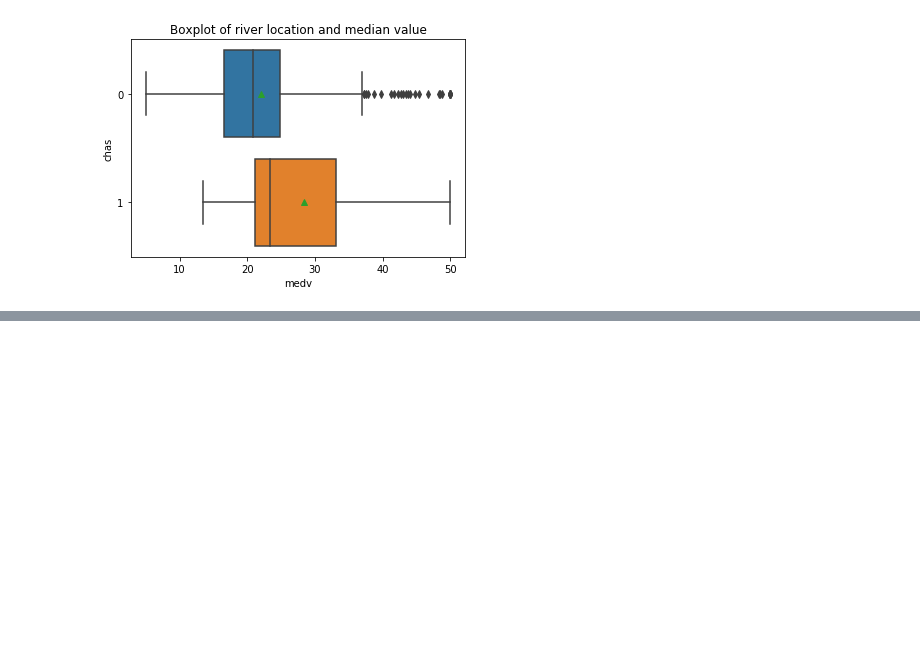
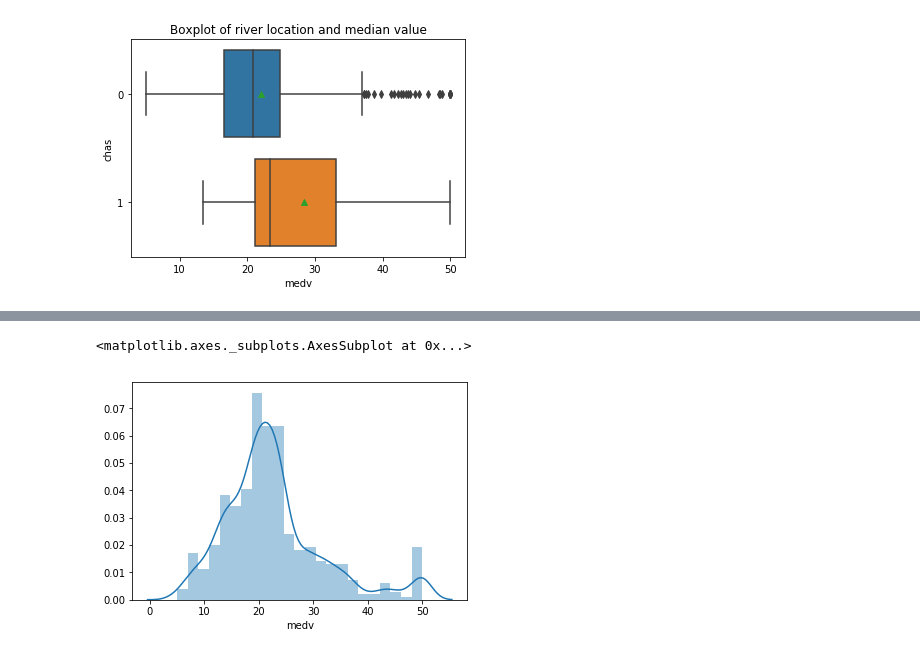
Before and after one commit to Sarahkel/machine-learning-assessment, a Jupyter notebook: Boston House Prices - Machine learning and statistics assessments.ipynb, the cells around one changed output, grey strips where cells are left out. Saved outputs shown, nothing was run; the diff lists cells and outputs as text; code cells hidden in the pictures; blank space fills up the shorter version.

```diff
--- a/Boston House Prices - Machine learning and statistics assessments.ipynb
+++ b/Boston House Prices - Machine learning and statistics assessments.ipynb
@@ -211,0 +236,5 @@ plt.show()
+# %%
+sb.distplot(boston_data.medv)
+# %% [output]
+<matplotlib.axes._subplots.AxesSubplot at 0x...>
+[figure, added]
```
Also changed, not shown: parts of 7 cells of this notebook.
